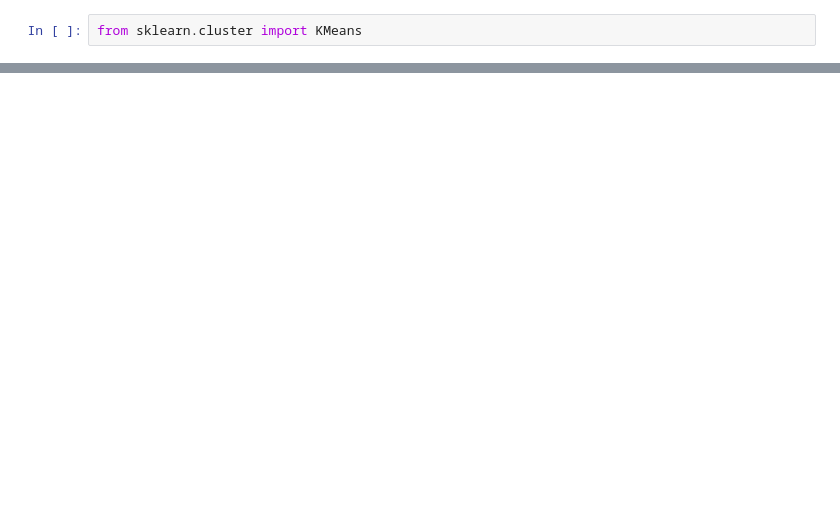
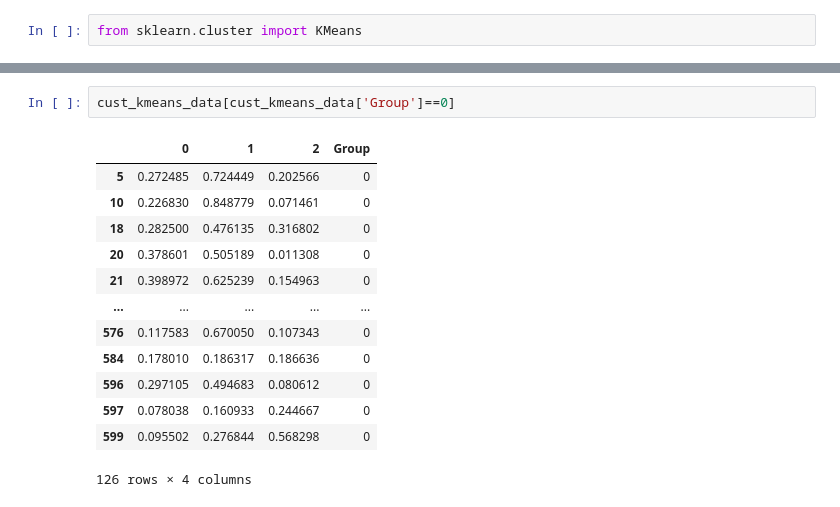
Before and after one commit to Tony-47/training, a Jupyter notebook: Untitled8.ipynb, the cells around one changed output, grey strips where cells are left out. Cells and saved outputs as stored; diff of their text form; blank space fills up the shorter version.

```diff
--- a/Untitled8.ipynb
+++ b/Untitled8.ipynb
@@ -106,0 +170,16 @@ group = model.fit_predict(X)
+# %%
+cust_kmeans_data[cust_kmeans_data['Group']==0]
+# %% [output]
+|  | 0 | 1 | 2 | Group |
+| 5 | 0.272485 | 0.724449 | 0.202566 | 0 |
+| 10 | 0.226830 | 0.848779 | 0.071461 | 0 |
+| 18 | 0.282500 | 0.476135 | 0.316802 | 0 |
+| 20 | 0.378601 | 0.505189 | 0.011308 | 0 |
+| 21 | 0.398972 | 0.625239 | 0.154963 | 0 |
+| ... | ... | ... | ... | ... |
+| 576 | 0.117583 | 0.670050 | 0.107343 | 0 |
+| 584 | 0.178010 | 0.186317 | 0.186636 | 0 |
+| 596 | 0.297105 | 0.494683 | 0.080612 | 0 |
+| 597 | 0.078038 | 0.160933 | 0.244667 | 0 |
+| 599 | 0.095502 | 0.276844 | 0.568298 | 0 |
+126 rows × 4 columns
```
Also changed, not shown: parts of 12 cells of this notebook.
